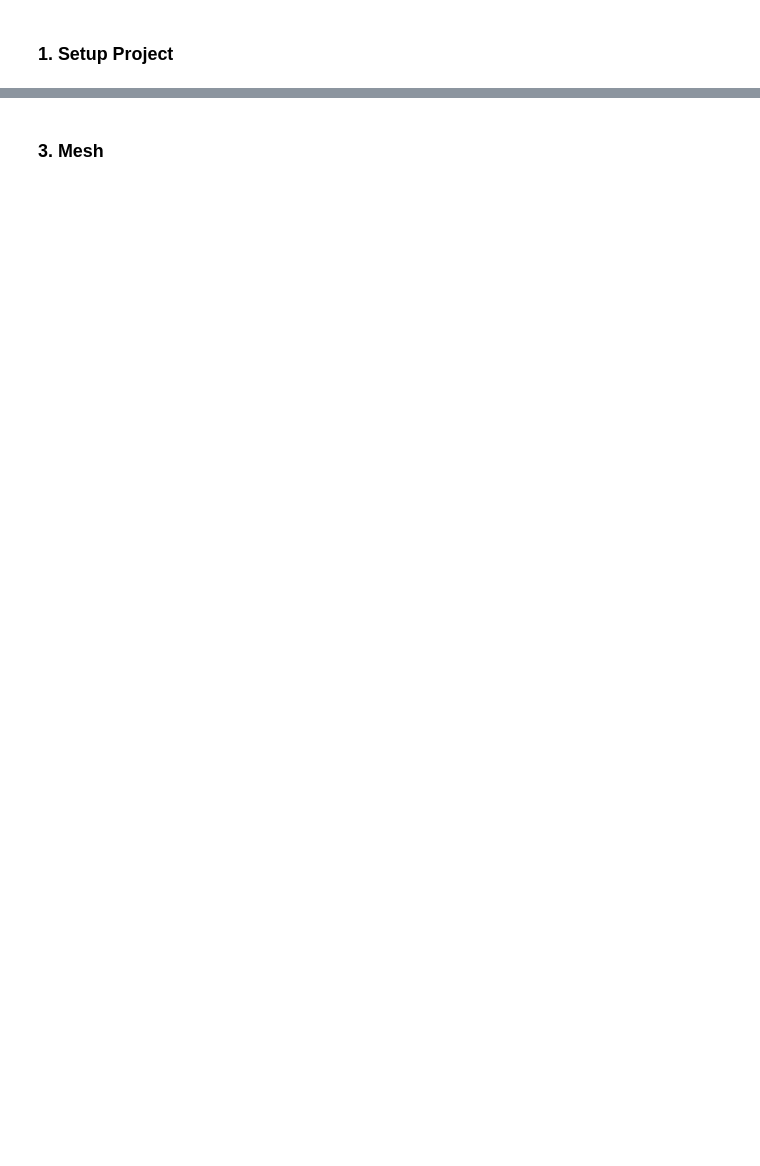
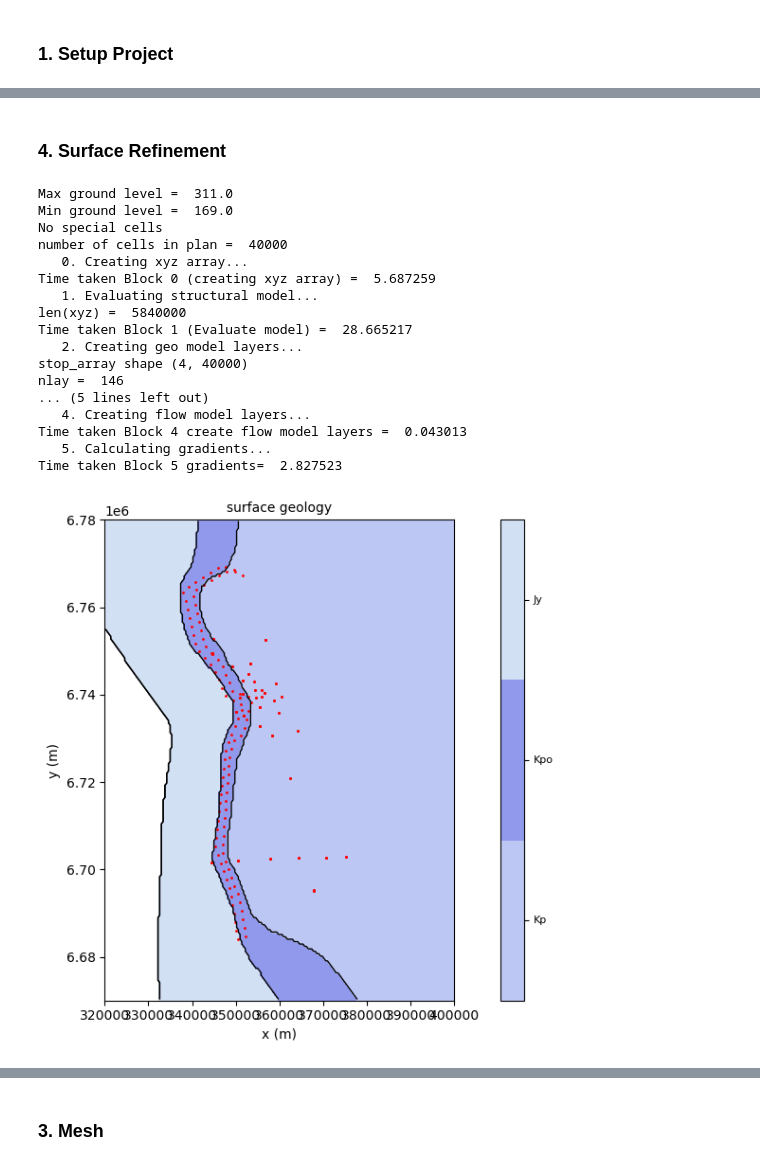
Before and after one commit to malvina-chmielarski/Otorowiri, a Jupyter notebook: scripts/Otorowiri_main.ipynb, the cells around one changed output, grey strips where cells are left out. Saved outputs shown, nothing was run; the diff lists cells and outputs as text; code cells hidden in the pictures; blank space fills up the shorter version.

```diff
--- a/scripts/Otorowiri_main.ipynb
+++ b/scripts/Otorowiri_main.ipynb
@@ -58 +145,27 @@ project = Project(name, workspace, results, figures, triexe, mfexe)
+# %% [markdown]
+### 4. Surface Refinement
+# %%
+from loopflopy.surfacerefinement import SurfaceRefinement
+surfacerefinement = SurfaceRefinement(structuralmodel, nrow = 200, ncol = 200)
+surfacerefinement.create_surf_lith_raster(structuralmodel)
+surfacerefinement.surface_contours(project, structuralmodel, plot_datapoints = True)
+# %% [output]
+Max ground level =  311.0
+Min ground level =  169.0
+No special cells
+number of cells in plan =  40000
+   0. Creating xyz array...
+Time taken Block 0 (creating xyz array) =  5.687259
+   1. Evaluating structural model...
+len(xyz) =  5840000
+Time taken Block 1 (Evaluate model) =  28.665217
+   2. Creating geo model layers...
+stop_array shape (4, 40000)
+nlay =  146
+... (5 lines left out)
+   4. Creating flow model layers...
+Time taken Block 4 create flow model layers =  0.043013
+   5. Calculating gradients...
+Time taken Block 5 gradients=  2.827523
+[figure, added]
 # %% [markdown]
```
Also changed, not shown: parts of 45 cells of this notebook, 4 other files.
